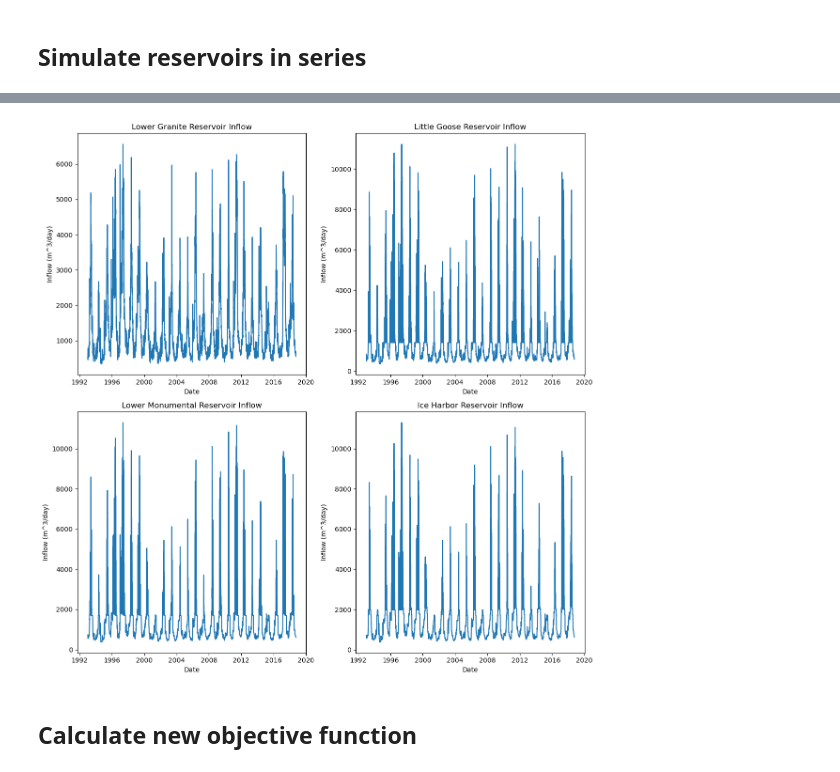
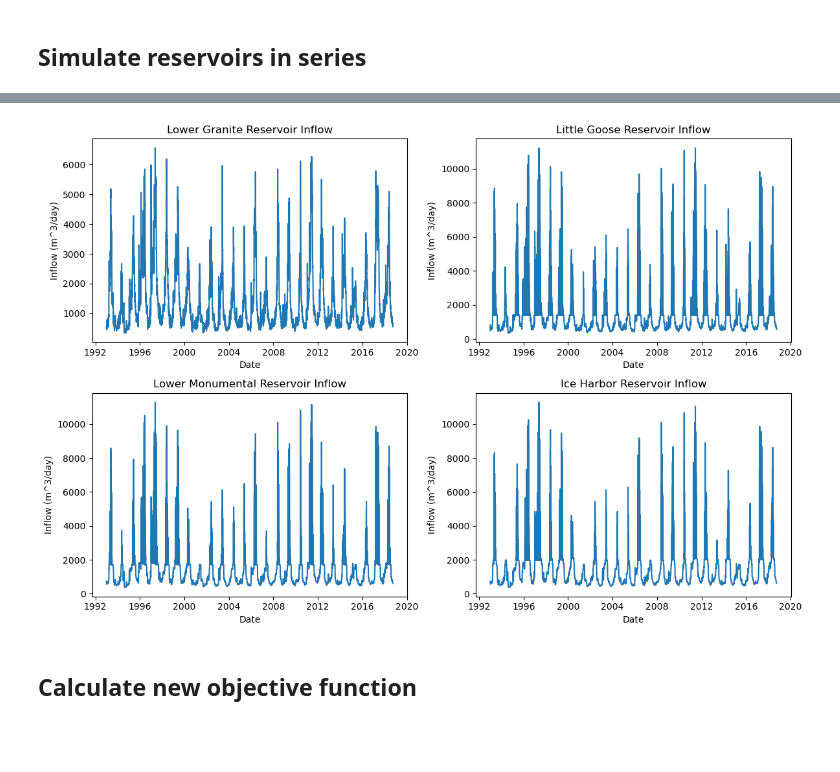
Before and after one commit to clairewang23/columbia_river_model, a Jupyter notebook: optimize in series.ipynb, the cells around one changed output, grey strips where cells are left out. Drawn from its saved outputs; the diff is of its cells as text; code cells hidden in the pictures; blank space fills up the shorter version.

```diff
--- a/optimize in series.ipynb
+++ b/optimize in series.ipynb
@@ -159,33 +160,33 @@ plt.tight_layout()
 # %%
-plt.figure(figsize=(12,12))
+plt.figure(figsize=(12,8))
 
 plt.subplot(2,2,1)
 plt.plot(datetimes, prev_out_LGR + tributary_LGR)
 plt.xlabel('Date')
 plt.ylabel('Inflow (m^3/day)')
 plt.title('Lower Granite Reservoir Inflow')
 
 plt.subplot(2,2,2)
 plt.plot(datetimes, prev_out_LGS + tributary_LGS)
 plt.xlabel('Date')
 plt.ylabel('Inflow (m^3/day)')
 plt.title('Little Goose Reservoir Inflow')
 
 plt.subplot(2,2,3)
 plt.plot(datetimes, prev_out_LMN + tributary_LMN)
 plt.xlabel('Date')
 plt.ylabel('Inflow (m^3/day)')
 plt.title('Lower Monumental Reservoir Inflow')
 
 plt.subplot(2,2,4)
 plt.plot(datetimes, prev_out_ICH + tributary_ICH)
 plt.xlabel('Date')
 plt.ylabel('Inflow (m^3/day)')
 plt.title('Ice Harbor Reservoir Inflow')
 
 plt.tight_layout()
 # %% [output]
-[figure, old version]
+[figure, new version]
 # %% [markdown]
 ## Calculate new objective function
 # %%
```
Also changed, not shown: parts of 2 cells of this notebook, 1 other file.
